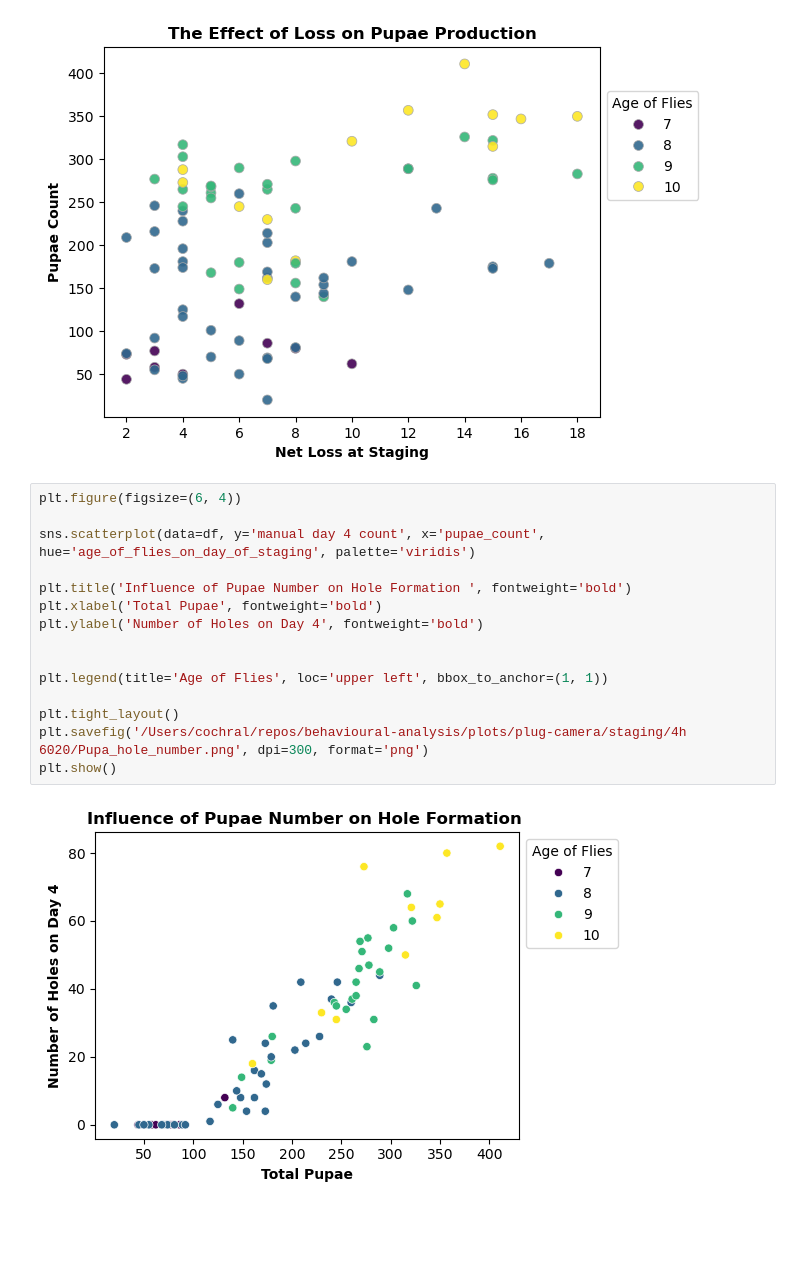
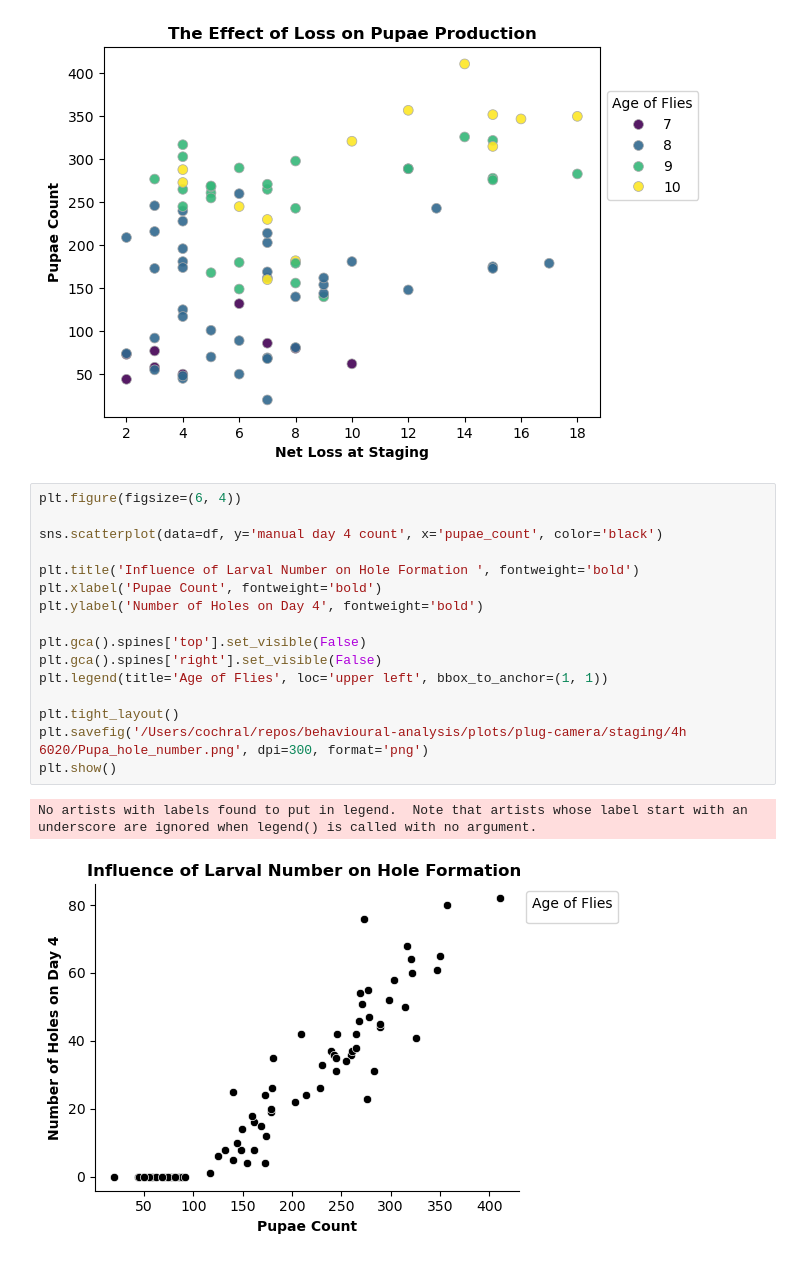
Before and after one commit to lenacochrane/behavioural-analysis, a Jupyter notebook: scripts/plug-camera/staging-parameters/4h_staging_6020.ipynb, the cells around one changed output. Cells and saved outputs as stored; diff of their text form; blank space fills up the shorter version.

```diff
--- a/scripts/plug-camera/staging-parameters/4h_staging_6020.ipynb
+++ b/scripts/plug-camera/staging-parameters/4h_staging_6020.ipynb
@@ -53,17 +53,19 @@ plt.show()
 # %%
 plt.figure(figsize=(6, 4))
 
-sns.scatterplot(data=df, y='manual day 4 count', x='pupae_count', hue='age_of_flies_on_day_of_staging', palette='viridis')
+sns.scatterplot(data=df, y='manual day 4 count', x='pupae_count', color='black')
 
-plt.title('Influence of Pupae Number on Hole Formation ', fontweight='bold')
-plt.xlabel('Total Pupae', fontweight='bold')
+plt.title('Influence of Larval Number on Hole Formation ', fontweight='bold')
+plt.xlabel('Pupae Count', fontweight='bold')
 plt.ylabel('Number of Holes on Day 4', fontweight='bold')
 
-
+plt.gca().spines['top'].set_visible(False)
+plt.gca().spines['right'].set_visible(False)
 plt.legend(title='Age of Flies', loc='upper left', bbox_to_anchor=(1, 1))
 
 plt.tight_layout()
 plt.savefig('/Users/cochral/repos/behavioural-analysis/plots/plug-camera/staging/4h 6020/Pupa_hole_number.png', dpi=300, format='png')
 plt.show()
 # %% [output]
+No artists with labels found to put in legend.  Note that artists whose label start with an underscore are ignored when legend() is called with no argument.
-[figure, old version]
+[figure, new version]
```
Also changed, not shown: 6 other files.
